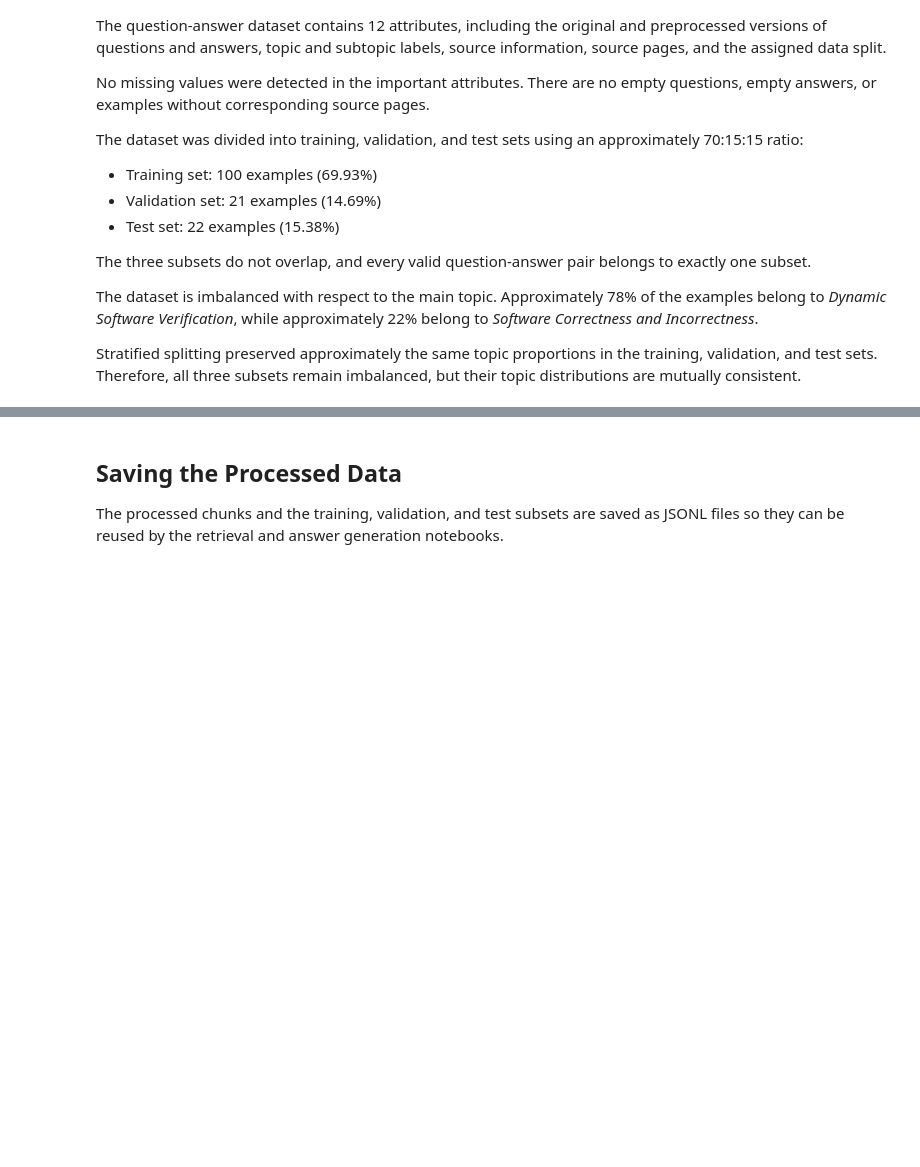
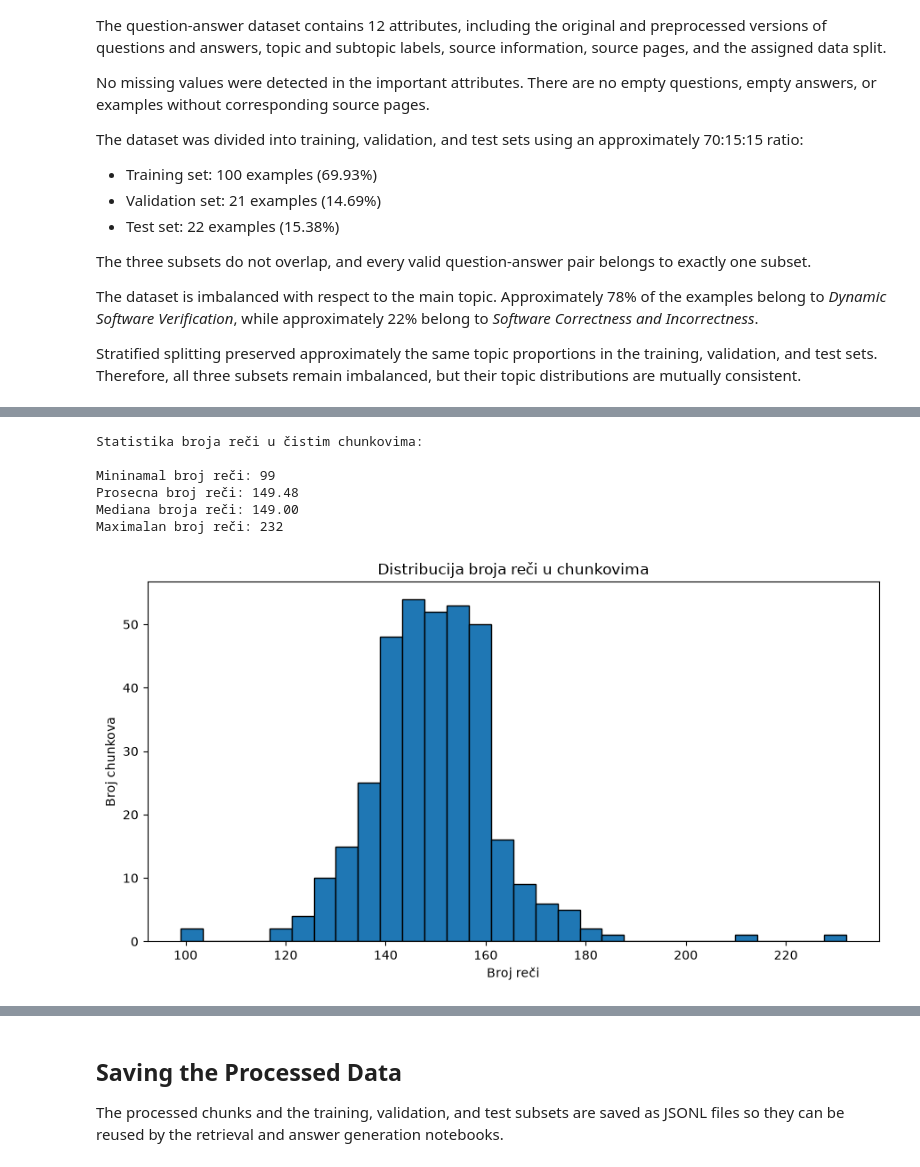
Before and after one commit to anjaanjaa10/Student-Question-Answering-from-Course-Materials, a Jupyter notebook: 03_proccessingSplitting.ipynb, the cells around one changed output, grey strips where cells are left out. Saved outputs shown, nothing was run; the diff lists cells and outputs as text; code cells hidden in the pictures; blank space fills up the shorter version.

Commit message:
Add chunk analysis

```diff
--- a/03_proccessingSplitting.ipynb
+++ b/03_proccessingSplitting.ipynb
@@ -580,0 +615,9 @@ Stratified splitting preserved approximately the same topic proportions in the t
+# %%
+chunks_df = pd.DataFrame(processed_chunks)
+
+print(f"Ukupan broj chunkova: {len(chunks_df)}")
+print(f"Broj atributa: {len(chunks_df.columns)}")
+
+print("\nAtributi chunkova:")
+for column in chunks_df.columns:
+    print(f"- {column}")
@@ -580,0 +641,18 @@ Stratified splitting preserved approximately the same topic proportions in the t
+# %%
+chunks_df["char_count"] = (
+    chunks_df["processed_text"]
+    .str.len()
+)
+
+chunks_df["word_count"] = (
+    chunks_df["processed_text"]
+    .str.split()
+    .str.len()
+)
+
+chunk_length_stats = pd.DataFrame({
+    "Karakteri": chunks_df["char_count"].describe(),
+    "Reči": chunks_df["word_count"].describe()
+})
+
+chunk_length_stats
@@ -580,0 +669,46 @@ Stratified splitting preserved approximately the same topic proportions in the t
+# %%
+print("Statistika broja reči u čistim chunkovima:\n")
+
+print(
+    f"Mininamal broj reči: "
+    f"{chunks_df['word_count'].min()}"
+)
+
+print(
+    f"Prosecna broj reči: "
+    f"{chunks_df['word_count'].mean():.2f}"
+)
+
+print(
+    f"Mediana broja reči: "
+    f"{chunks_df['word_count'].median():.2f}"
+)
+
+print(
+    f"Maximalan broj reči: "
+    f"{chunks_df['word_count'].max()}"
+)
+# %% [output]
+Statistika broja reči u čistim chunkovima:
+
+Mininamal broj reči: 99
+Prosecna broj reči: 149.48
+Mediana broja reči: 149.00
+Maximalan broj reči: 232
+# %%
+plt.figure(figsize=(9, 5))
+
+plt.hist(
+    chunks_df["word_count"],
+    bins=30,
+    edgecolor="black"
+)
+
+plt.title("Distribucija broja reči u chunkovima")
+plt.xlabel("Broj reči")
+plt.ylabel("Broj chunkova")
+
+plt.tight_layout()
+plt.show()
+# %% [output]
+[figure, added]
```
Also changed, not shown: parts of 13 cells of this notebook, 1 other file.
